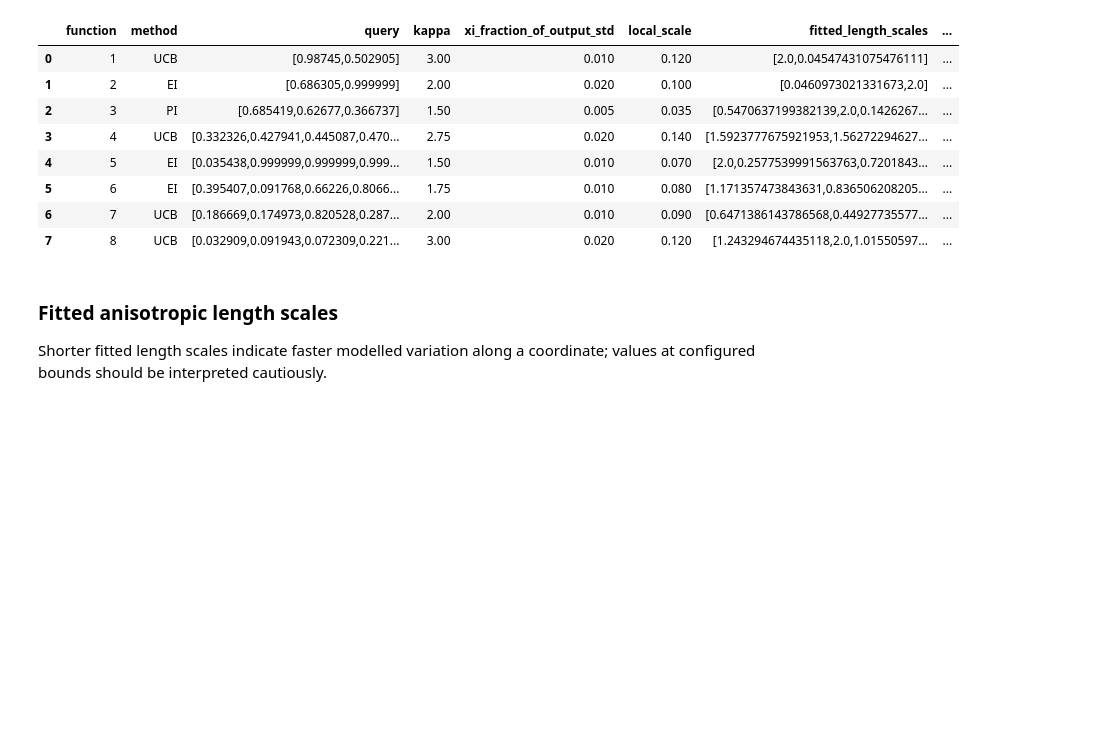
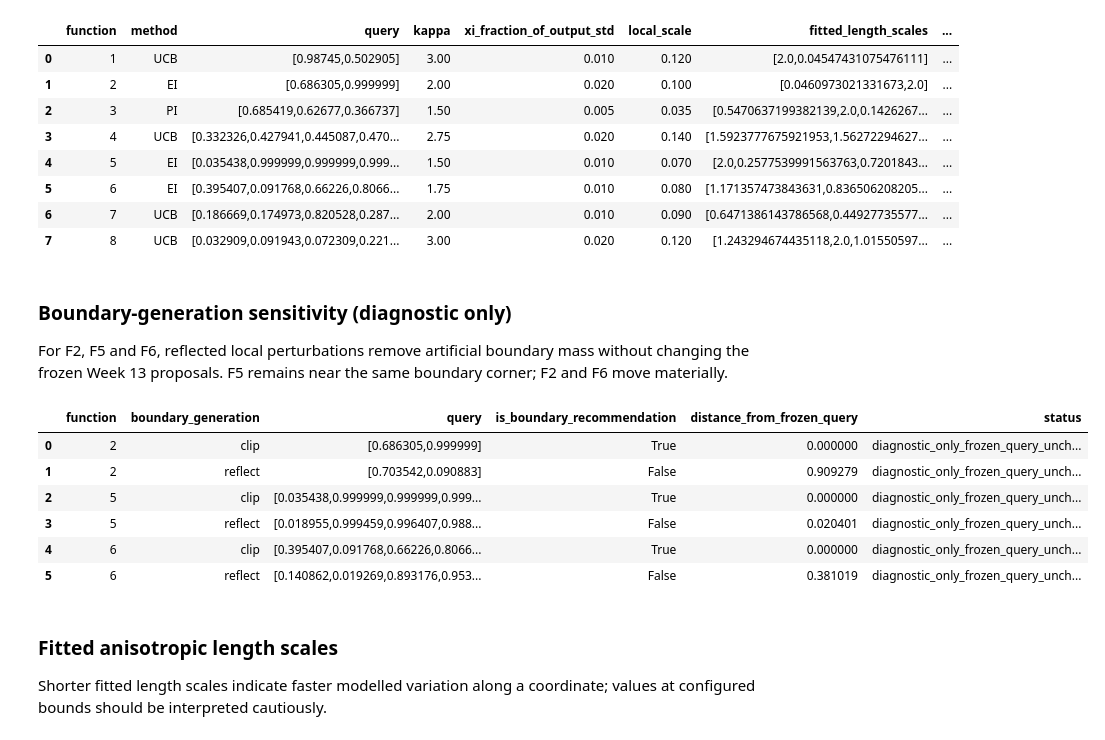
Before and after one commit to JPAmewu/My_Capstone_1_Imperial, a Jupyter notebook: Week_13/02_Notebook/Week_13_Optimisation_Strategy.ipynb, the cells around one changed output. Drawn from its saved outputs; the diff is of its cells as text; code cells hidden in the pictures; blank space fills up the shorter version.

Commit message:
Freeze reproducible Week 13 release v1.0.8

```diff
--- a/Week_13/02_Notebook/Week_13_Optimisation_Strategy.ipynb
+++ b/Week_13/02_Notebook/Week_13_Optimisation_Strategy.ipynb
@@ -33,6 +33,7 @@ from Code.data_validation import validate_observations
 ledger=pd.read_csv(ROOT/'Results/query_output_ledger.csv')
 strategy=pd.read_csv(ROOT/'Week_13/04_Results/week_13_strategy_summary.csv')
 comparison=pd.read_csv(ROOT/'Week_13/04_Results/week_13_acquisition_comparison.csv')
+boundary_sensitivity=pd.read_csv(ROOT/'Week_13/04_Results/week_13_boundary_generation_sensitivity.csv')
 validation=json.loads((ROOT/'Results/week_12_evidence_validation.json').read_text())
 print(f'Repository: {ROOT}')
 # %% [output]
@@ -220,6 +221,20 @@ selected
 | 5 | 6 | EI | [0.395407,0.091768,0.66226,0.8066... | 1.75 | 0.010 | 0.080 | [1.171357473843631,0.836506208205... | ... |
 | 6 | 7 | UCB | [0.186669,0.174973,0.820528,0.287... | 2.00 | 0.010 | 0.090 | [0.6471386143786568,0.44927735577... | ... |
 | 7 | 8 | UCB | [0.032909,0.091943,0.072309,0.221... | 3.00 | 0.020 | 0.120 | [1.243294674435118,2.0,1.01550597... | ... |
+# %% [markdown]
+### Boundary-generation sensitivity (diagnostic only)
+
+For F2, F5 and F6, reflected local perturbations remove artificial boundary mass without changing the frozen Week 13 proposals. F5 remains near the same boundary corner; F2 and F6 move materially.
+# %%
+boundary_sensitivity[['function','boundary_generation','query','is_boundary_recommendation','distance_from_frozen_query','status']]
+# %% [output]
+|  | function | boundary_generation | query | is_boundary_recommendation | distance_from_frozen_query | status |
+| 0 | 2 | clip | [0.686305,0.999999] | True | 0.000000 | diagnostic_only_frozen_query_unch... |
+| 1 | 2 | reflect | [0.703542,0.090883] | False | 0.909279 | diagnostic_only_frozen_query_unch... |
+| 2 | 5 | clip | [0.035438,0.999999,0.999999,0.999... | True | 0.000000 | diagnostic_only_frozen_query_unch... |
+| 3 | 5 | reflect | [0.018955,0.999459,0.996407,0.988... | False | 0.020401 | diagnostic_only_frozen_query_unch... |
+| 4 | 6 | clip | [0.395407,0.091768,0.66226,0.8066... | True | 0.000000 | diagnostic_only_frozen_query_unch... |
+| 5 | 6 | reflect | [0.140862,0.019269,0.893176,0.953... | False | 0.381019 | diagnostic_only_frozen_query_unch... |
 # %% [markdown]
 ### Fitted anisotropic length scales
 
```
Also changed, not shown: parts of 3 cells of this notebook, 22 other files.
